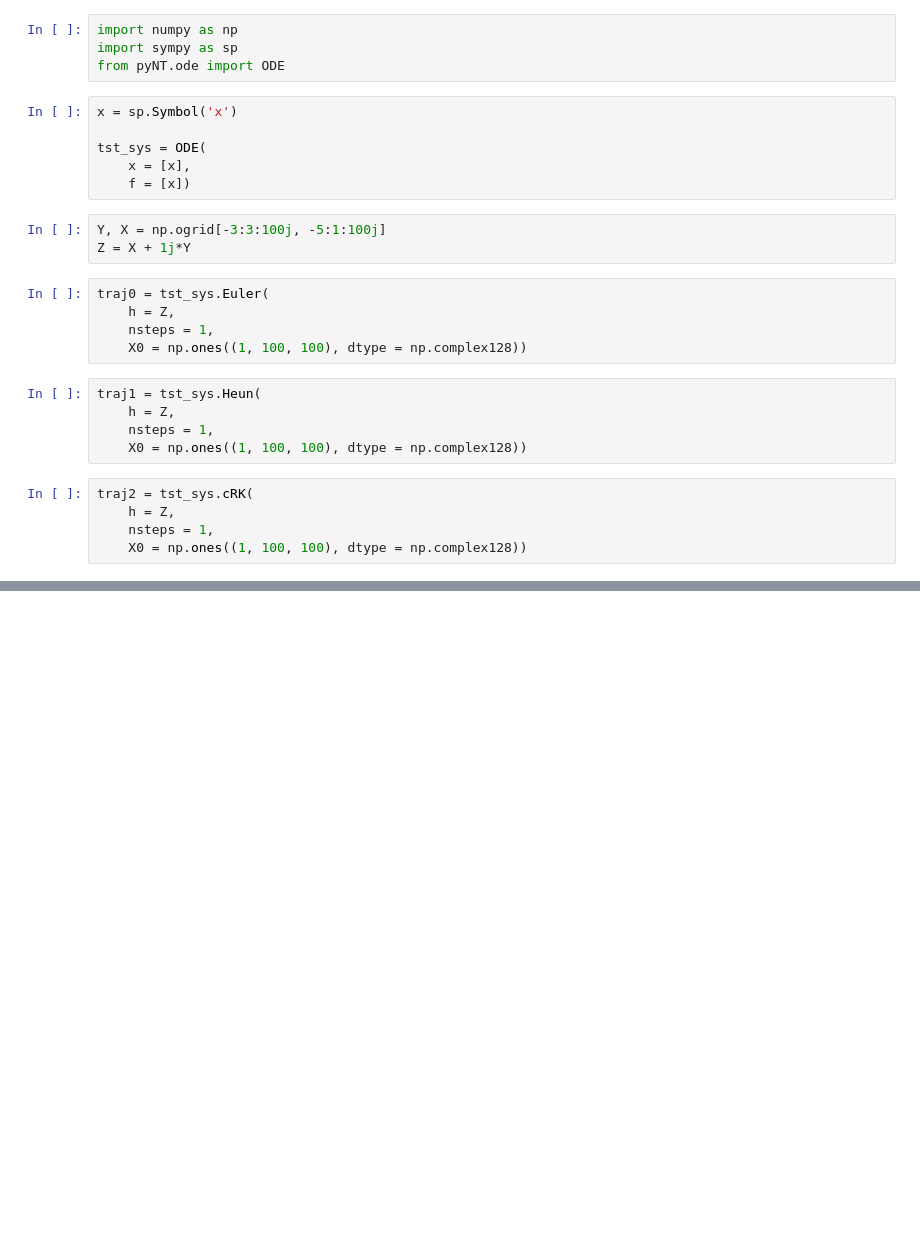
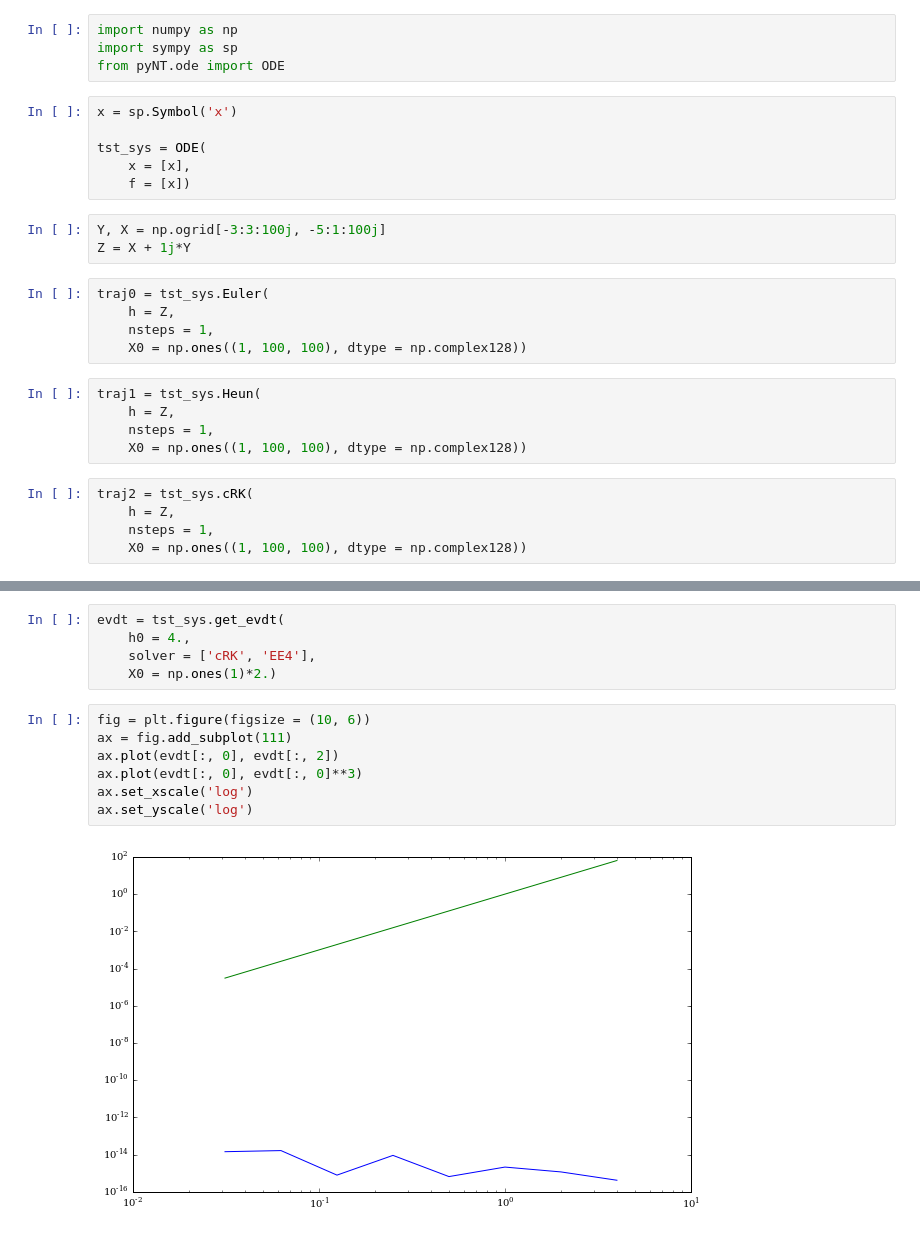
Before and after one commit to chichilalescu/pyNT, a Jupyter notebook: examples/stability.ipynb, the cells around one changed output, grey strips where cells are left out. Cells and saved outputs as stored; diff of their text form; blank space fills up the shorter version.

```diff
--- a/examples/stability.ipynb
+++ b/examples/stability.ipynb
@@ -51,0 +62,14 @@ plt.show()
+# %%
+evdt = tst_sys.get_evdt(
+    h0 = 4.,
+    solver = ['cRK', 'EE4'],
+    X0 = np.ones(1)*2.)
+# %%
+fig = plt.figure(figsize = (10, 6))
+ax = fig.add_subplot(111)
+ax.plot(evdt[:, 0], evdt[:, 2])
+ax.plot(evdt[:, 0], evdt[:, 0]**3)
+ax.set_xscale('log')
+ax.set_yscale('log')
+# %% [output]
+[figure, added]
```
Also changed, not shown: parts of 2 cells of this notebook, 1 other file.
